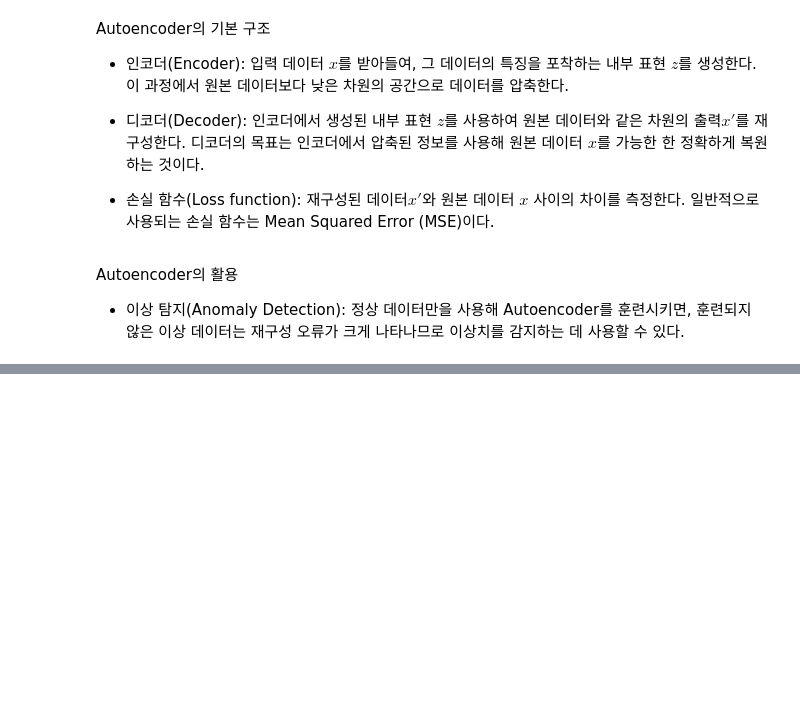
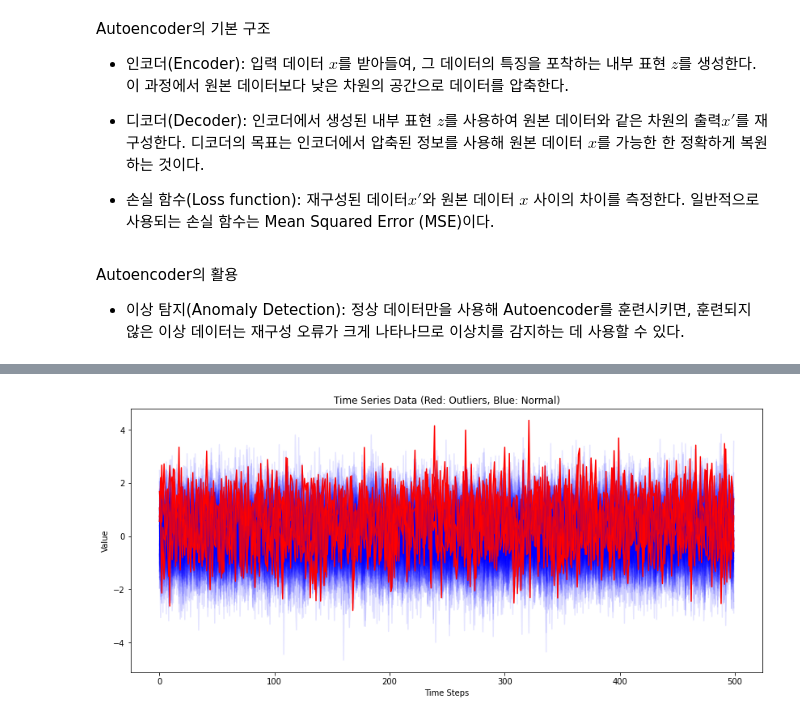
Before and after one commit to jo-cho/FinBlog, a Jupyter notebook: posts/statistics/time_series/ts_07_deep_learning.ipynb, the cells around one changed output, grey strips where cells are left out. Cells and saved outputs as stored; diff of their text form; code cells hidden in the pictures; blank space fills up the shorter version.

```diff
--- a/posts/statistics/time_series/ts_07_deep_learning.ipynb
+++ b/posts/statistics/time_series/ts_07_deep_learning.ipynb
@@ -393,0 +435,10 @@ Epoch 50/50
+# %%
+plt.figure(figsize=(14, 6))
+for i, (data, is_outlier) in enumerate(zip(test_data, outliers)):
+    plt.plot(data.flatten(), color='blue' if not is_outlier else 'red', alpha=0.1 if not is_outlier else 1.0)
+plt.title('Time Series Data (Red: Outliers, Blue: Normal)')
+plt.xlabel('Time Steps')
+plt.ylabel('Value')
+plt.show()
+# %% [output]
+[figure, added]
```
Also changed, not shown: parts of 19 cells of this notebook, 14 other files.
